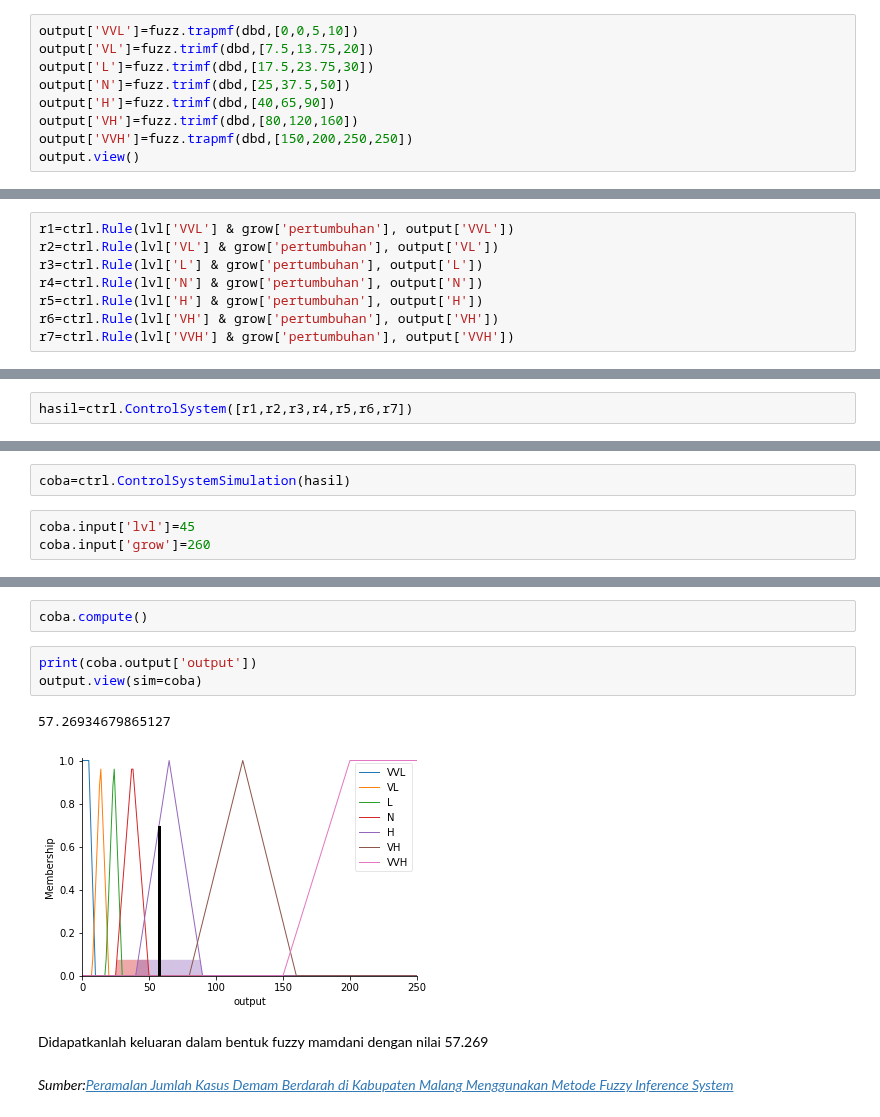
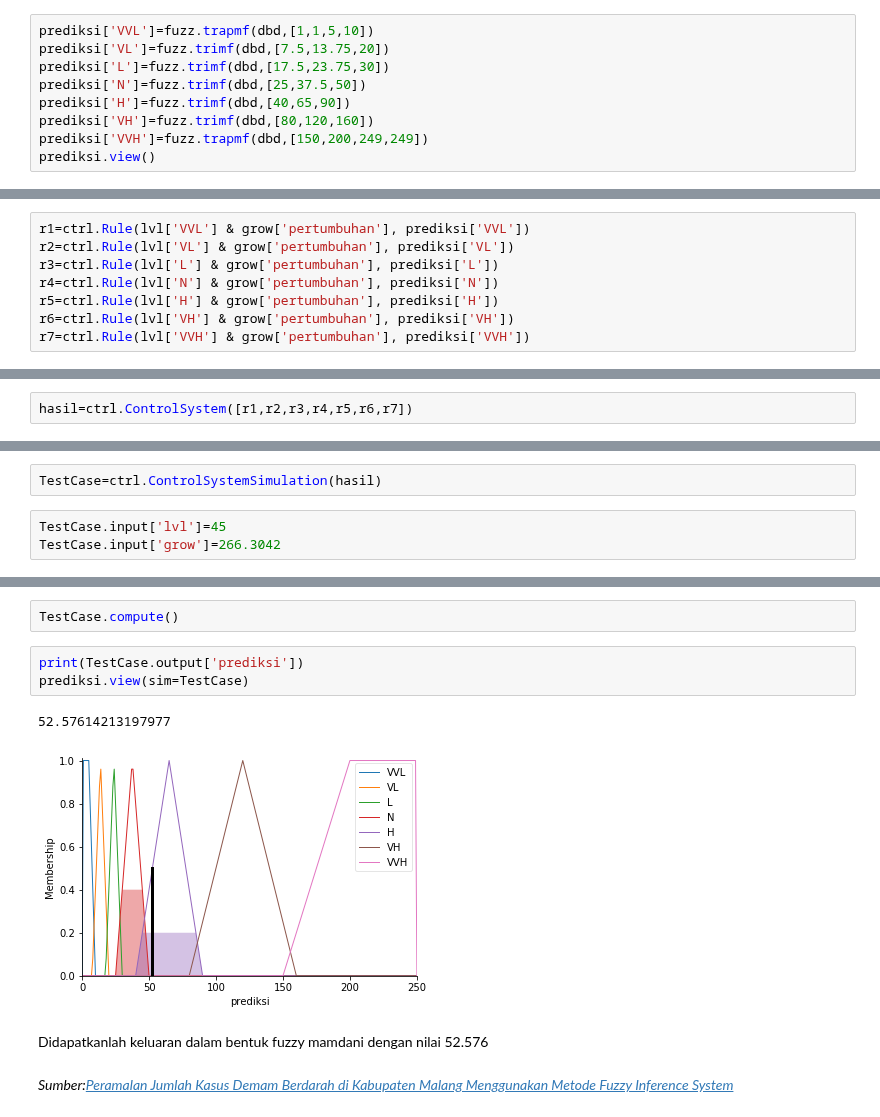
Before and after one commit to orisam68/sharing_tugas_fuzzy2019, a Jupyter notebook: 09011281722064_MElQiliqsandy_SK5B.ipynb, the cells around one changed output, grey strips where cells are left out. Saved outputs shown, nothing was run; the diff lists cells and outputs as text.

```diff
--- a/09011281722064_MElQiliqsandy_SK5B.ipynb
+++ b/09011281722064_MElQiliqsandy_SK5B.ipynb
@@ -162,10 +159,10 @@ Membuat fungsi keluaran dari sistem fuzzy
 # %%
-output['VVL']=fuzz.trapmf(dbd,[0,0,5,10])
-output['VL']=fuzz.trimf(dbd,[7.5,13.75,20])
-output['L']=fuzz.trimf(dbd,[17.5,23.75,30])
-output['N']=fuzz.trimf(dbd,[25,37.5,50])
-output['H']=fuzz.trimf(dbd,[40,65,90])
-output['VH']=fuzz.trimf(dbd,[80,120,160])
-output['VVH']=fuzz.trapmf(dbd,[150,200,250,250])
-output.view()
+prediksi['VVL']=fuzz.trapmf(dbd,[1,1,5,10])
+prediksi['VL']=fuzz.trimf(dbd,[7.5,13.75,20])
+prediksi['L']=fuzz.trimf(dbd,[17.5,23.75,30])
+prediksi['N']=fuzz.trimf(dbd,[25,37.5,50])
+prediksi['H']=fuzz.trimf(dbd,[40,65,90])
+prediksi['VH']=fuzz.trimf(dbd,[80,120,160])
+prediksi['VVH']=fuzz.trapmf(dbd,[150,200,249,249])
+prediksi.view()
 # %% [output]
@@ -183,13 +181,13 @@ output.view()
 |6|VH|Grow|VL|
 |7|VVH|Grow|VVL|
 # %%
-r1=ctrl.Rule(lvl['VVL'] & grow['pertumbuhan'], output['VVL'])
-r2=ctrl.Rule(lvl['VL'] & grow['pertumbuhan'], output['VL'])
-r3=ctrl.Rule(lvl['L'] & grow['pertumbuhan'], output['L'])
-r4=ctrl.Rule(lvl['N'] & grow['pertumbuhan'], output['N'])
-r5=ctrl.Rule(lvl['H'] & grow['pertumbuhan'], output['H'])
-r6=ctrl.Rule(lvl['VH'] & grow['pertumbuhan'], output['VH'])
-r7=ctrl.Rule(lvl['VVH'] & grow['pertumbuhan'], output['VVH'])
+r1=ctrl.Rule(lvl['VVL'] & grow['pertumbuhan'], prediksi['VVL'])
+r2=ctrl.Rule(lvl['VL'] & grow['pertumbuhan'], prediksi['VL'])
+r3=ctrl.Rule(lvl['L'] & grow['pertumbuhan'], prediksi['L'])
+r4=ctrl.Rule(lvl['N'] & grow['pertumbuhan'], prediksi['N'])
+r5=ctrl.Rule(lvl['H'] & grow['pertumbuhan'], prediksi['H'])
+r6=ctrl.Rule(lvl['VH'] & grow['pertumbuhan'], prediksi['VH'])
+r7=ctrl.Rule(lvl['VVH'] & grow['pertumbuhan'], prediksi['VVH'])
 # %% [markdown]
 Semua rule kemudian dikumpulkan kedalam satu kontrol sistem untuk mendapatkan hasil
 # %%
@@ -198,6 +197,6 @@ hasil=ctrl.ControlSystem([r1,r2,r3,r4,r5,r6,r7])
 Sistem sekarang bisa dicoba menggunakan data input atau testcase
 # %%
-coba=ctrl.ControlSystemSimulation(hasil)
+TestCase=ctrl.ControlSystemSimulation(hasil)
 # %%
-coba.input['lvl']=45
-coba.input['grow']=260
+TestCase.input['lvl']=45
+TestCase.input['grow']=266.3042
@@ -206,13 +415,13 @@ Dicoba menggunakan jumlah kasus berdarah sebanyak 85 kasus dan jumlah penduduk 2
 # %%
-coba.compute()
+TestCase.compute()
 # %%
-print(coba.output['output'])
-output.view(sim=coba)
+print(TestCase.output['prediksi'])
+prediksi.view(sim=TestCase)
 # %% [output]
-57.26934679865127
+52.57614213197977
-[figure, old version]
+[figure, new version]
 # %% [markdown]
-Didapatkanlah keluaran dalam bentuk fuzzy mamdani dengan nilai 57.269
+Didapatkanlah keluaran dalam bentuk fuzzy mamdani dengan nilai 52.576
 # %% [markdown]
 <html>
     <p><cite>Sumber:<a href="http://www.ejurnal.its.ac.id/index.php/teknik/article/viewFile/14114/2543">Peramalan Jumlah Kasus Demam Berdarah di Kabupaten Malang Menggunakan Metode Fuzzy Inference System</a></cite> </p>
```
Also changed, not shown: parts of 45 cells of this notebook.
